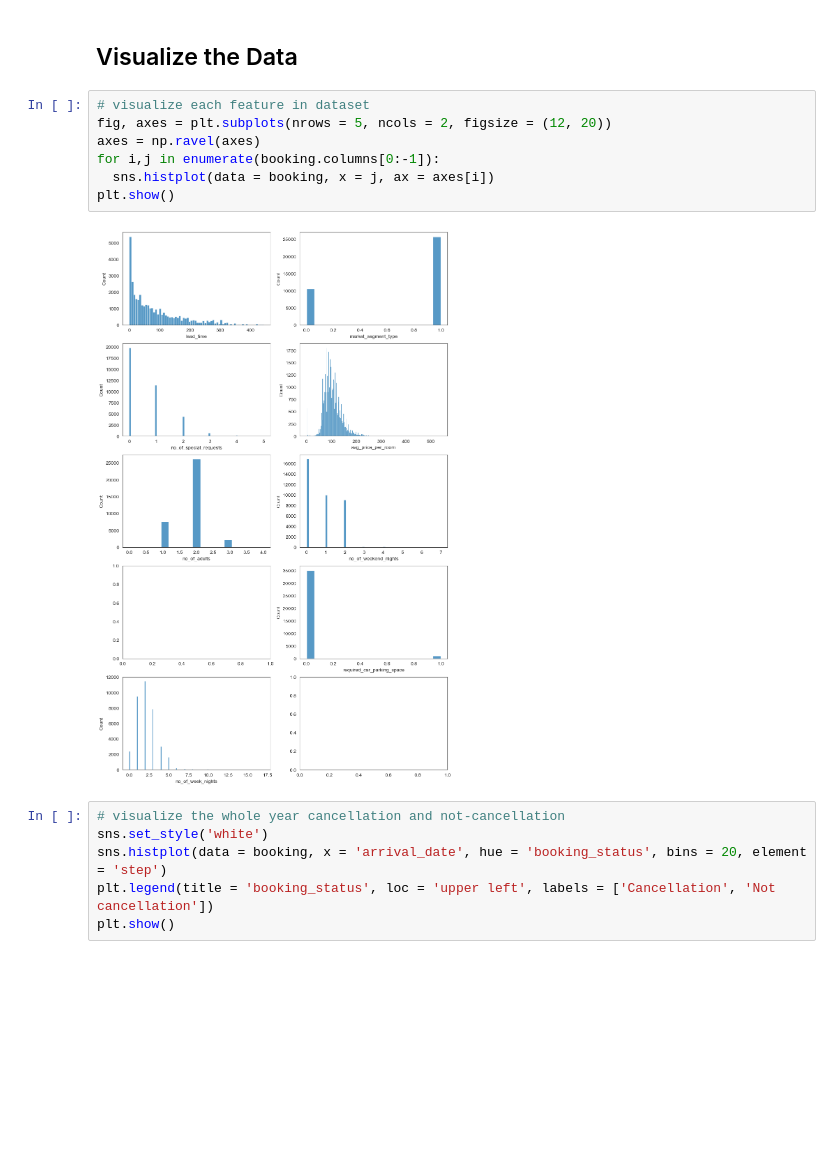
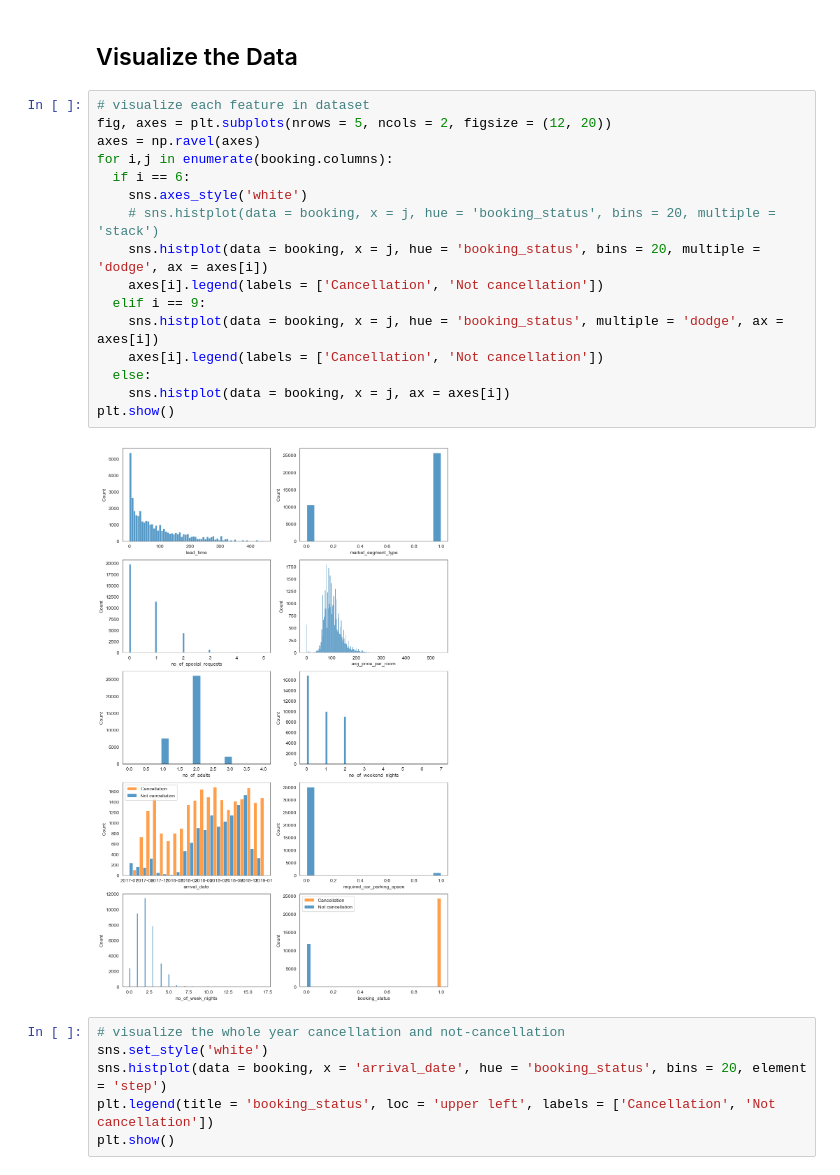
Before and after one commit to notfakearcher/yanjun, a Jupyter notebook: projects/statistics/central_tendency/cancellation _booking/cancellation_booking.ipynb, the cells around one changed output. Saved outputs shown, nothing was run; the diff lists cells and outputs as text; blank space fills up the shorter version.

```diff
--- a/projects/statistics/central_tendency/cancellation _booking/cancellation_booking.ipynb
+++ b/projects/statistics/central_tendency/cancellation _booking/cancellation_booking.ipynb
@@ -117,12 +117,21 @@ booking[object_type] = booking.select_dtypes('object').apply(le.fit_transform)
 # %%
 # visualize each feature in dataset
 fig, axes = plt.subplots(nrows = 5, ncols = 2, figsize = (12, 20))
 axes = np.ravel(axes)
-for i,j in enumerate(booking.columns[0:-1]):
-  sns.histplot(data = booking, x = j, ax = axes[i])
+for i,j in enumerate(booking.columns):
+  if i == 6:
+    sns.axes_style('white')
+    # sns.histplot(data = booking, x = j, hue = 'booking_status', bins = 20, multiple = 'stack')
+    sns.histplot(data = booking, x = j, hue = 'booking_status', bins = 20, multiple = 'dodge', ax = axes[i])
+    axes[i].legend(labels = ['Cancellation', 'Not cancellation'])
+  elif i == 9:
+    sns.histplot(data = booking, x = j, hue = 'booking_status', multiple = 'dodge', ax = axes[i])
+    axes[i].legend(labels = ['Cancellation', 'Not cancellation'])
+  else:
+    sns.histplot(data = booking, x = j, ax = axes[i])
 plt.show()
 # %% [output]
-[figure, old version]
+[figure, new version]
 # %%
 # visualize the whole year cancellation and not-cancellation
 sns.set_style('white')
```
Also changed, not shown: parts of 4 cells of this notebook.
